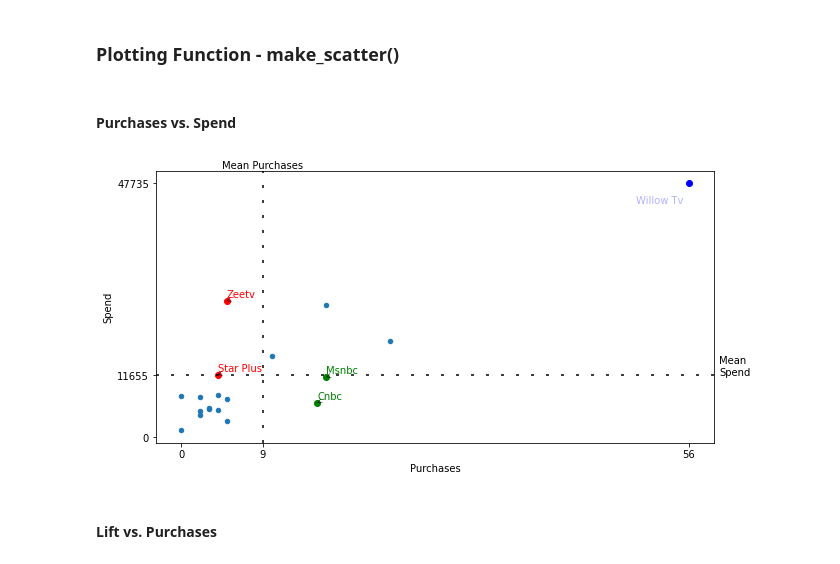
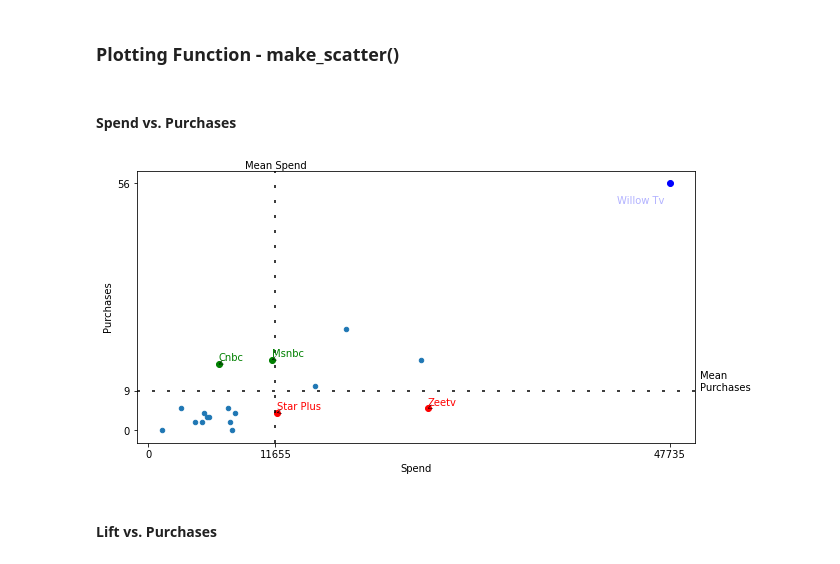
Before and after one commit to papir805/telepulse_ad_campaign_report, a Jupyter notebook: new_takehome_quiz_answers_with_presentation.ipynb, the cells around one changed output. Cells and saved outputs as stored; diff of their text form; code cells hidden in the pictures.

```diff
--- a/new_takehome_quiz_answers_with_presentation.ipynb
+++ b/new_takehome_quiz_answers_with_presentation.ipynb
@@ -7,8 +7,8 @@ from datetime import datetime
 import seaborn as sns
 import matplotlib.pyplot as plt
 # %%
-purchase_data = pd.read_excel("./Analyst_dataset.xlsx", sheet_name='Purchase Exit Survey Data')
-airings_data = pd.read_excel("./Analyst_dataset.xlsx", sheet_name='Airings')
+purchase_data = pd.read_excel("./dataset.xlsx", sheet_name='Purchase Exit Survey Data')
+airings_data = pd.read_excel("./dataset.xlsx", sheet_name='Airings')
 
 # The first row of Lookup table says "Lookup table for survey response field to airings network ticker symbol."  Assuming the first row always says that, we can drop it.
 lookup_data = pd.read_excel("./Analyst_dataset.xlsx", sheet_name='Lookup', skiprows=1)
@@ -1045,7 +1086,7 @@ def make_scatter_with_size_adjustment(df,
 # %%
 scale=10
 # %% [markdown]
-#### Purchases vs. Spend
+#### Spend vs. Purchases
 # %%
 willow_tv = report_for_client.query("`Exit Survey Source` == 'Willow Tv'")
 willow_tv_purchases = willow_tv['Purchases']
@@ -1053,34 +1094,35 @@ willow_tv_spend = willow_tv['Spend']
 willow_tv_lift = willow_tv['Lift']
 # %%
 fig, ax = make_scatter(df=report_for_client,
-                       x_field='Purchases',
-                       y_field='Spend',
-                       #size=False,x_units='',
-                       y_units='$',
-                       color_1='red',
-                       color_2='green')
-ax.scatter(willow_tv_purchases, willow_tv_spend, c='blue')
+                       x_field='Spend',
+                       y_field='Purchases',
+                       #size=False,
+                       x_units='$',
+                       y_units='',
+                       color_1='green',
+                       color_2='red')
+ax.scatter(willow_tv_spend, willow_tv_purchases, c='blue')
 text1 = ax.annotate(text='Willow Tv',
-            xy=(willow_tv_purchases, willow_tv_spend),
+            xy=(willow_tv_spend, willow_tv_purchases),
             xytext=(-5, -20), textcoords='offset pixels',
             ha='right',
             color='blue',
             alpha=0.3)
 # import matplotlib.patheffects as pe
 # text1.set_path_effects(path_effects=[pe.withStroke(linewidth=2, foreground='black'), pe.Normal()])
 
 # Label x and y values of outlier on xticks and yticks
 current_xticks = ax.get_xticks()
-updated_xticks = np.append(current_xticks, willow_tv['Purchases'])
+updated_xticks = np.append(current_xticks, willow_tv['Spend'])
 ax.set_xticks(updated_xticks)
 
 current_yticks = ax.get_yticks()
-updated_yticks = np.append(current_yticks, willow_tv['Spend'])
+updated_yticks = np.append(current_yticks, willow_tv['Purchases'])
 ax.set_yticks(updated_yticks)
 
 plt.show()
 # %% [output]
-[figure, old version]
+[figure, new version]
 # %% [markdown]
 #### Lift vs. Purchases
 # %%
```
Also changed, not shown: parts of 23 cells of this notebook, 17 other files.
